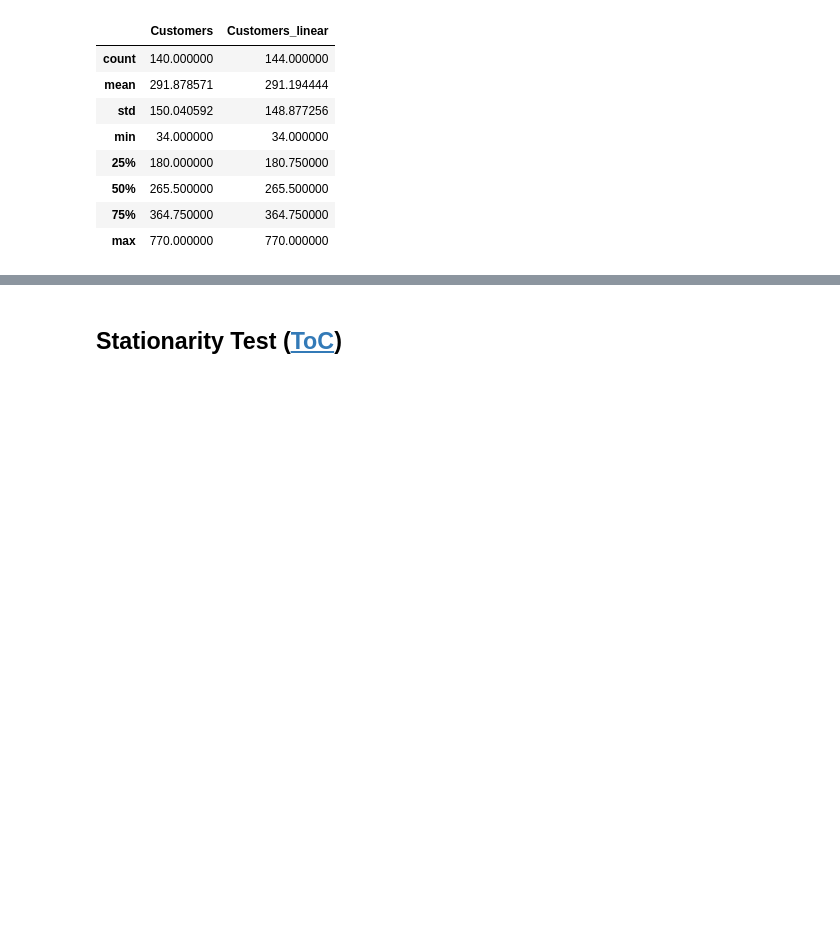
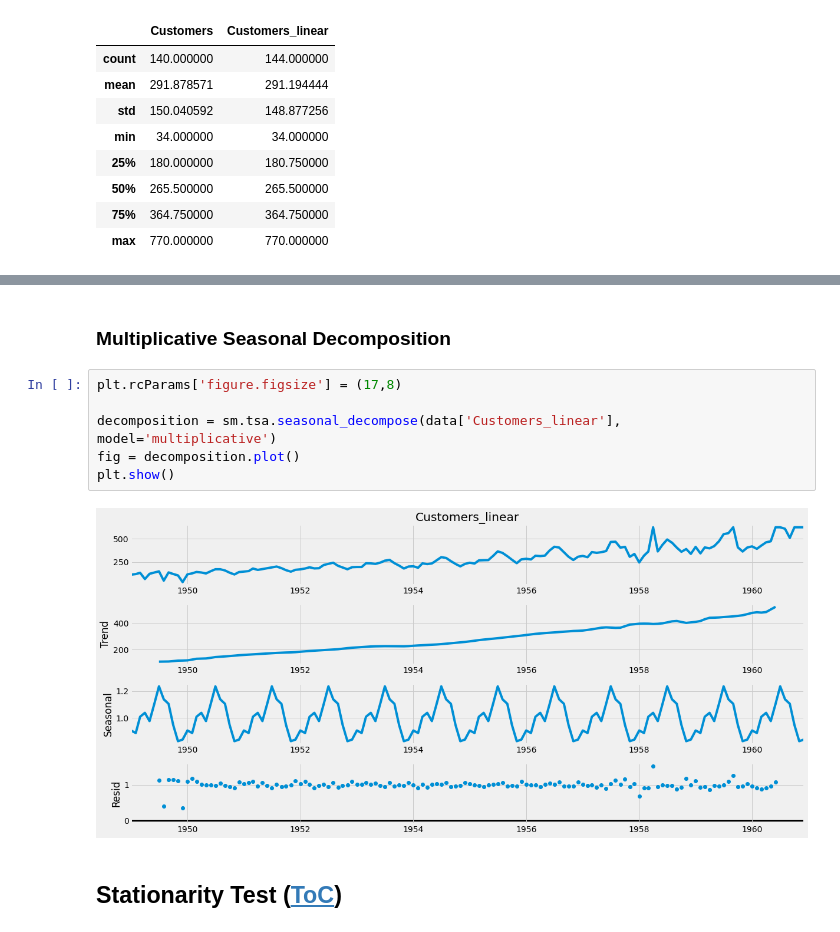
Before and after one commit to fardinafdideh/Machine-Learning-A-to-Z-using-Python, a Jupyter notebook: machine-learning-a-to-z.ipynb, the cells around one changed output, grey strips where cells are left out. Cells and saved outputs as stored; diff of their text form; blank space fills up the shorter version.

```diff
--- a/machine-learning-a-to-z.ipynb
+++ b/machine-learning-a-to-z.ipynb
@@ -80,3 +95,13 @@ data.describe()
+# %% [markdown]
+### Multiplicative Seasonal Decomposition
+# %%
+plt.rcParams['figure.figsize'] = (17,8)
+
+decomposition = sm.tsa.seasonal_decompose(data['Customers_linear'], model='multiplicative')
+fig = decomposition.plot()
+plt.show()
+# %% [output]
+[figure, added]
 # %% [markdown]
 ## Stationarity Test ([ToC](#TOC))<a class="anchor" id="TSF-StationTestBefore"></a>
 # %% [markdown]
```
Also changed, not shown: parts of 59 cells of this notebook.
